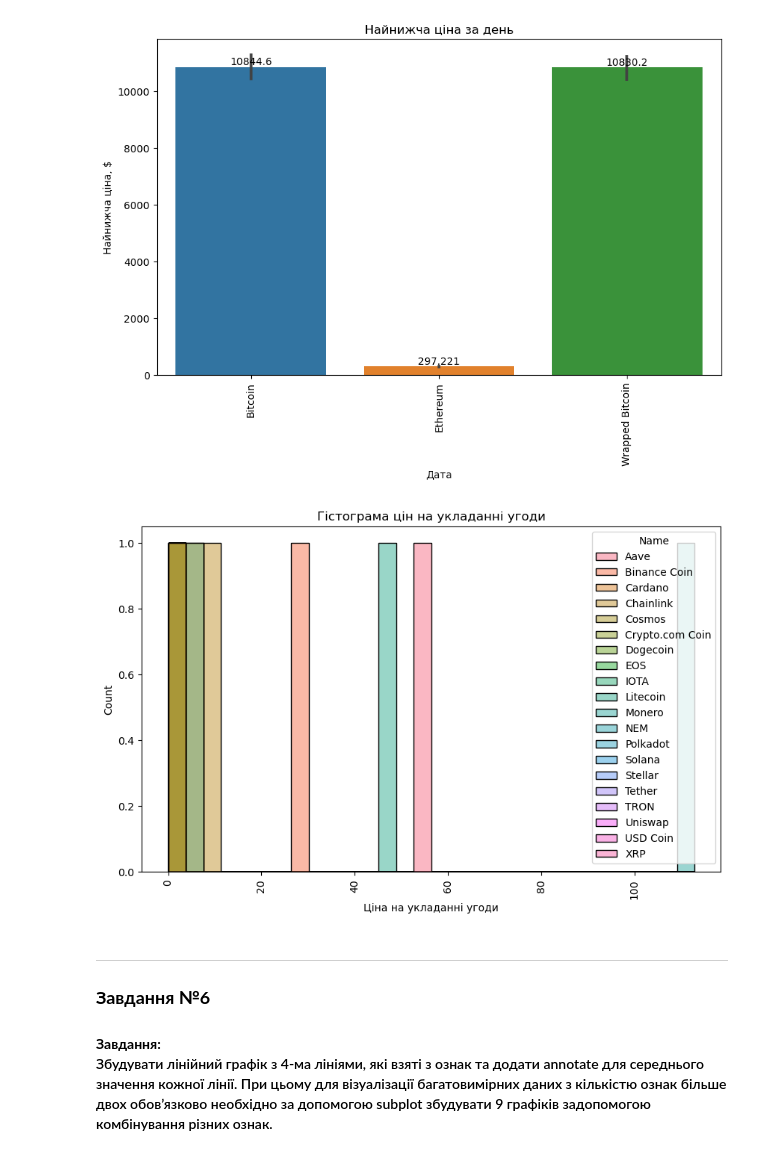
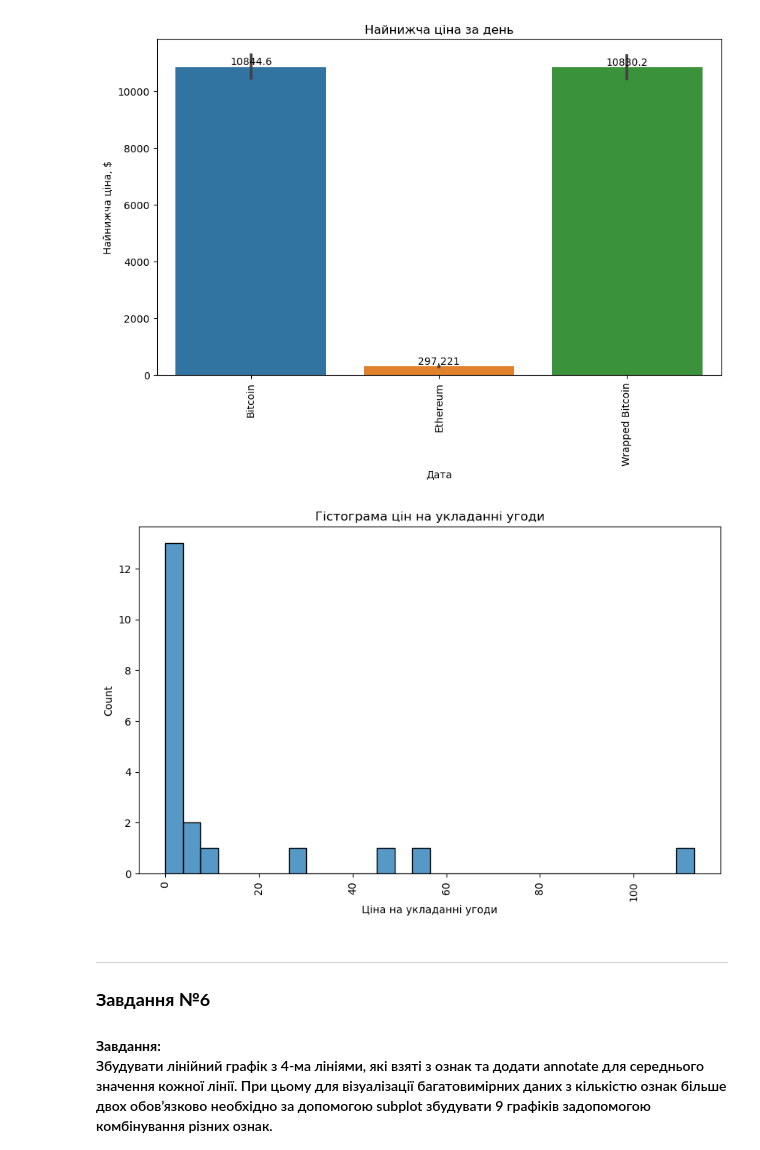
Before and after one commit to Alinalitvinn/course-sprog, a Jupyter notebook: main.ipynb, the cells around one changed output. Cells and saved outputs as stored; diff of their text form; code cells hidden in the pictures.

```diff
--- a/main.ipynb
+++ b/main.ipynb
@@ -800,16 +806,16 @@ plt.show()
 # %%
 plt.figure(figsize=(10, 6))
 
 selected_data = dataframe[dataframe['Date'] == '2020-10-05 23:59:59']
 crypto_df = selected_data[~selected_data['Name'].isin(['Bitcoin', 'Wrapped Bitcoin', 'Ethereum'])]
-sns.histplot(data=crypto_df, x='Close', bins=30, hue='Name')
+sns.histplot(data=crypto_df, x='Close', bins=30)
 
 plt.xlabel('Ціна на укладанні угоди')
 plt.xticks(rotation=90)
 plt.title('Гістограма цін на укладанні угоди')
 plt.show()
 # %% [output]
-[figure, old version]
+[figure, new version]
 # %% [markdown]
 ---
 ### **Завдання №6**
```
Also changed, not shown: parts of 6 cells of this notebook, 1 other file.
